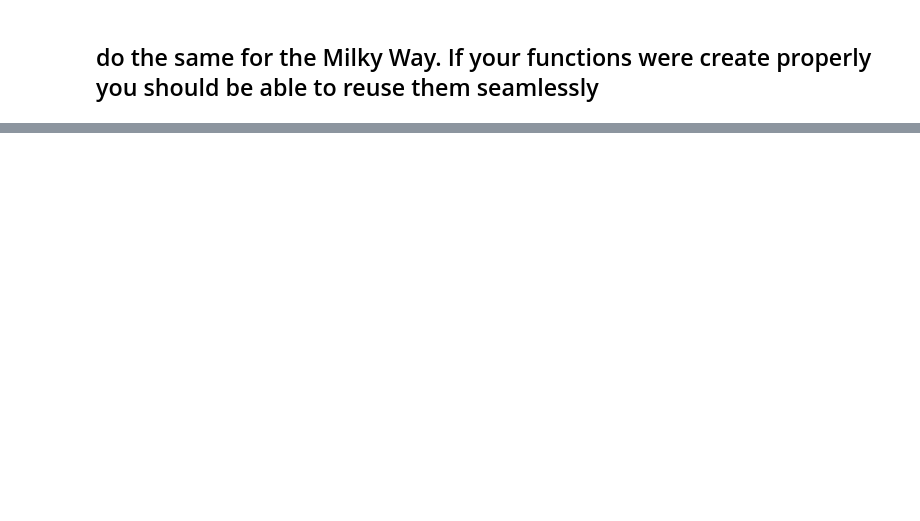
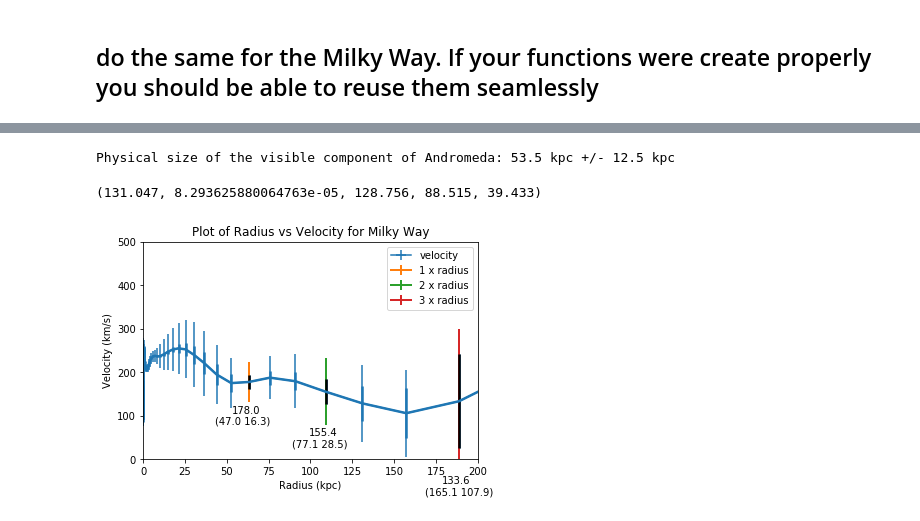
Before and after one commit to fedhere/DSPS_cHarty, a Jupyter notebook: HW4/MWrotCurve_cHarty.ipynb, the cells around one changed output, grey strips where cells are left out. Cells and saved outputs as stored; diff of their text form; code cells hidden in the pictures; blank space fills up the shorter version.

```diff
--- a/HW4/MWrotCurve_cHarty.ipynb
+++ b/HW4/MWrotCurve_cHarty.ipynb
@@ -292,0 +363,3 @@ def vratios(gal, rds, rd, err='dv'):
+# %%
+mw = (pd.read_csv('https://raw.githubusercontent.com/fedhere/DSPS/master/HW4/mw.csv', header = 1))
+mw.head()
@@ -292,0 +373,5 @@ def vratios(gal, rds, rd, err='dv'):
+# %%
+mw = mw.rename(columns = {'R(kpc)': 'r',
+                            'V(km/s)': 'v',
+                            'St.dev.': 'dv',
+                            'St.error': 'err'})
@@ -292,0 +399,16 @@ def vratios(gal, rds, rd, err='dv'):
+# %%
+mwsize = 53.5 * u.kiloparsec
+mwUncert = 12.5 * u.kiloparsec
+print('Physical size of the visible component of Andromeda: {:.1f}'.format(mwsize), '+/- {:.1f}'.format(mwUncert))
+# %% [output]
+Physical size of the visible component of Andromeda: 53.5 kpc +/- 12.5 kpc
+# %%
+getradii(mw, m31size, 3)
+# %% [output]
+(131.047, 8.293625880064763e-05, 128.756, 88.515, 39.433)
+# %%
+mwRadius = mwsize
+plotGal(mw, mwRadius)
+plt.title('Plot of Radius vs Velocity for Milky Way');
+# %% [output]
+[figure, added]
```
Also changed, not shown: parts of 13 cells of this notebook.
